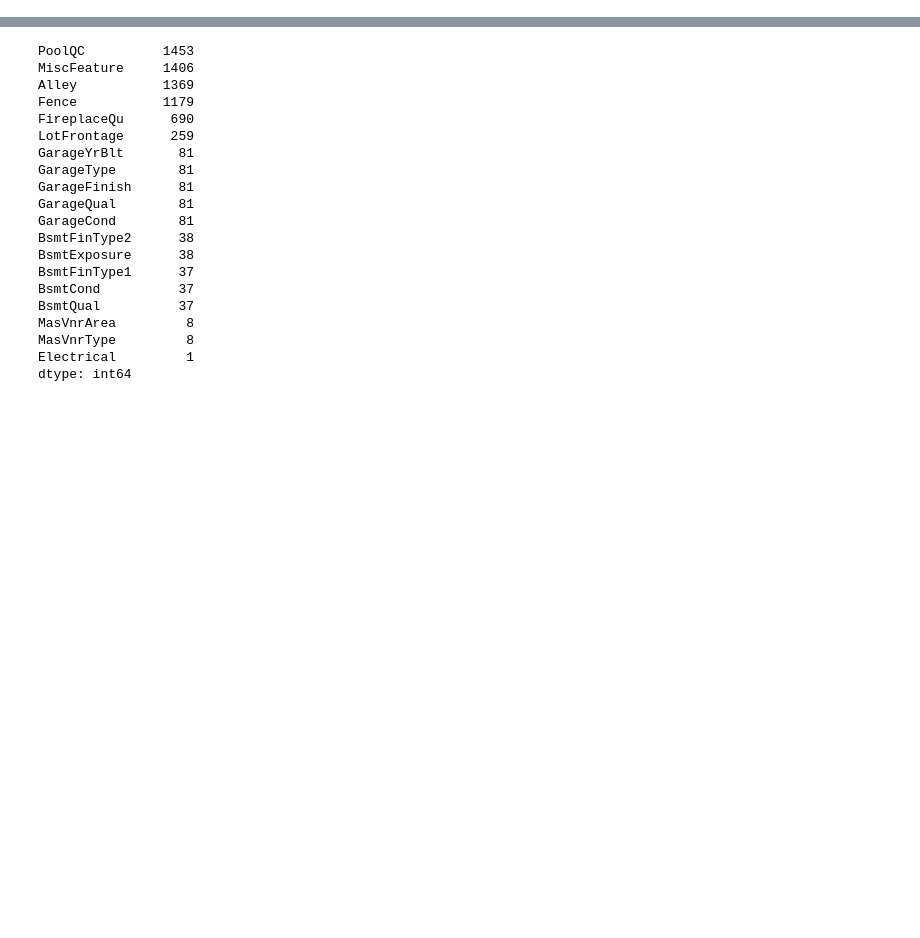
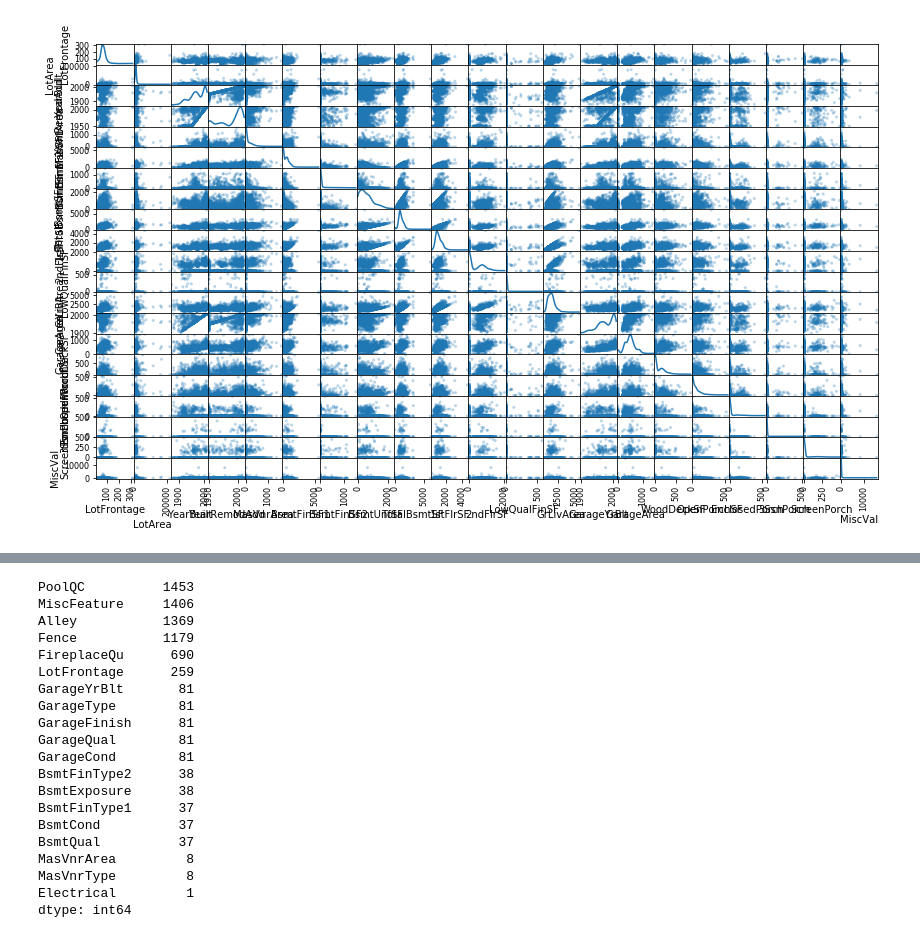
Before and after one commit to jasonlin1111/MLND_project, a Jupyter notebook: PCA.ipynb, the cells around one changed output, grey strips where cells are left out. Cells and saved outputs as stored; diff of their text form; code cells hidden in the pictures; blank space fills up the shorter version.

```diff
--- a/PCA.ipynb
+++ b/PCA.ipynb
@@ -33,0 +70,21 @@ data.head()
+# %%
+# find categorical variables
+categorical = [var for var in data.columns if data[var].dtype=='O']
+print('There are {} categorical variables'.format(len(categorical)))
+
+# find numerical variables
+numerical = [var for var in data.columns if data[var].dtype!='O']
+print('There are {} numerical variables'.format(len(numerical)))
+
+# let's visualise the values of the discrete variables
+discrete = []
+for var in numerical:
+    if len(data[var].unique())<20:
+        print(var, ' values: ', data[var].unique())
+        discrete.append(var)
+
+print('There are {} discrete variables'.format(len(discrete)))
+
+#find continuous variables
+continuous = [var for var in numerical if var not in discrete]
+print('There are {} continuous variables'.format(len(continuous)))
@@ -33,0 +111,5 @@ data.head()
+# %%
+#Correlation map to see how features are correlated with SalePrice
+pd.scatter_matrix(data[continuous], alpha = 0.3, figsize = (14,8), diagonal = 'kde');
+# %% [output]
+[figure, added]
```
Also changed, not shown: parts of 27 cells of this notebook, 1 other file.
